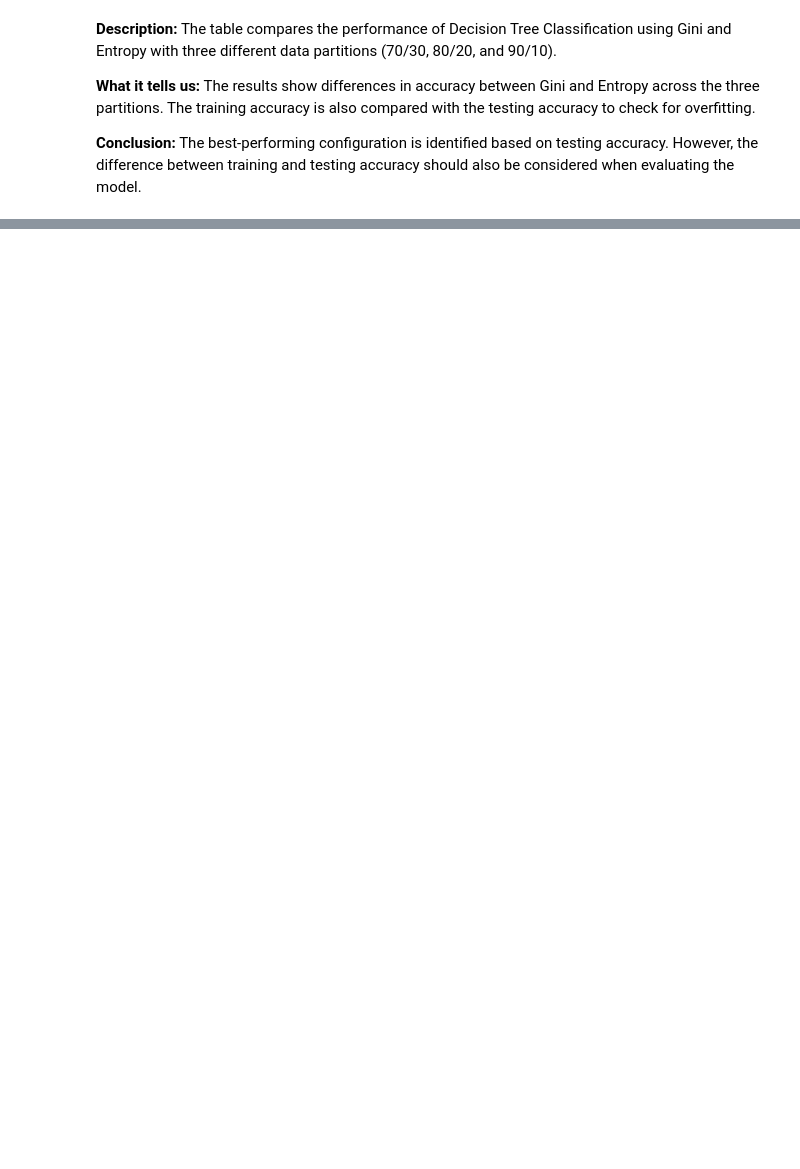
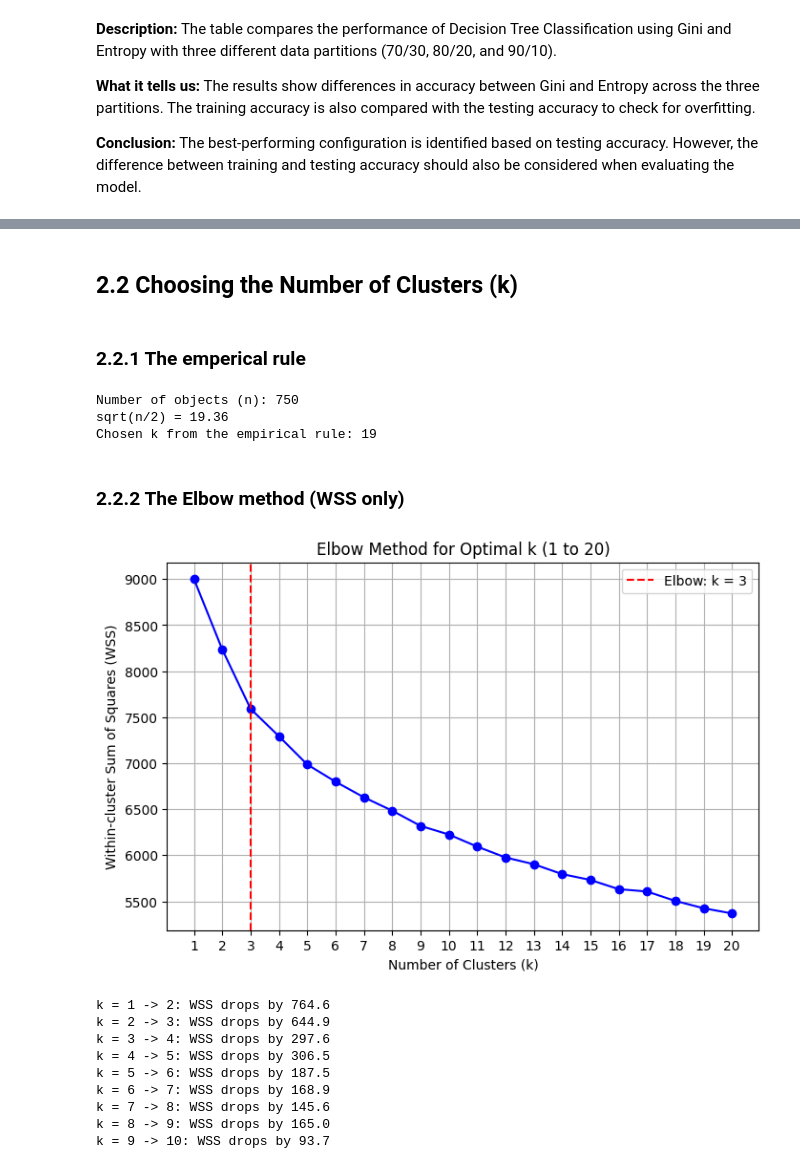
Before and after one commit to LaraAlmani/IT326, a Jupyter notebook: phase3.ipynb, the cells around one changed output, grey strips where cells are left out. Saved outputs shown, nothing was run; the diff lists cells and outputs as text; code cells hidden in the pictures; blank space fills up the shorter version.

```diff
--- a/phase3.ipynb
+++ b/phase3.ipynb
@@ -268,0 +331,58 @@ plt.show()
+# %% [markdown]
+## 2.2 Choosing the Number of Clusters (k)
+# %% [markdown]
+### 2.2.1 The emperical rule
+# %%
+# Empirical rule: k= the square root of n/2
+n = len(SG_scaled)
+empirical_k = np.sqrt(n / 2)
+
+print("Number of objects (n):", n)
+print("sqrt(n/2) =", round(empirical_k, 2))
+print("Chosen k from the empirical rule:", round(empirical_k))
+# %% [output]
+Number of objects (n): 750
+sqrt(n/2) = 19.36
+Chosen k from the empirical rule: 19
+# %% [markdown]
+### 2.2.2 The Elbow method (WSS only)
+# %%
+import numpy as np
+import matplotlib.pyplot as plt
+from sklearn.cluster import KMeans
+
+# Elbow method: run k-means for k = 1 to 20 and record the WSS
+k_values = list(range(1, 21))
+wss_values = []
+
+for k in k_values:
+    kmeans = KMeans(n_clusters=k, random_state=42, n_init=25)
+    kmeans.fit(SG_scaled)
+    wss_values.append(kmeans.inertia_)
+
+# Plot the elbow curve (WSS only)
+plt.figure(figsize=(8, 5))
+plt.plot(k_values, wss_values, marker='o', linestyle='-', color='blue')
+plt.axvline(x=3, linestyle='--', color='red', label='Elbow: k = 3')
+plt.xlabel('Number of Clusters (k)')
+plt.ylabel('Within-cluster Sum of Squares (WSS)')
+plt.title('Elbow Method for Optimal k (1 to 20)')
+plt.xticks(k_values)
+plt.legend()
+plt.grid(True)
+plt.show()
+
+# Show how much the WSS drops each time we add a cluster
+for i in range(1, 10):
+    print(f"k = {k_values[i-1]} -> {k_values[i]}: WSS drops by {wss_values[i-1] - wss_values[i]:.1f}")
+# %% [output]
+[figure, added]
+k = 1 -> 2: WSS drops by 764.6
+k = 2 -> 3: WSS drops by 644.9
+k = 3 -> 4: WSS drops by 297.6
+k = 4 -> 5: WSS drops by 306.5
+k = 5 -> 6: WSS drops by 187.5
+k = 6 -> 7: WSS drops by 168.9
+k = 7 -> 8: WSS drops by 145.6
+k = 8 -> 9: WSS drops by 165.0
+k = 9 -> 10: WSS drops by 93.7
```
Also changed, not shown: parts of 27 cells of this notebook.
